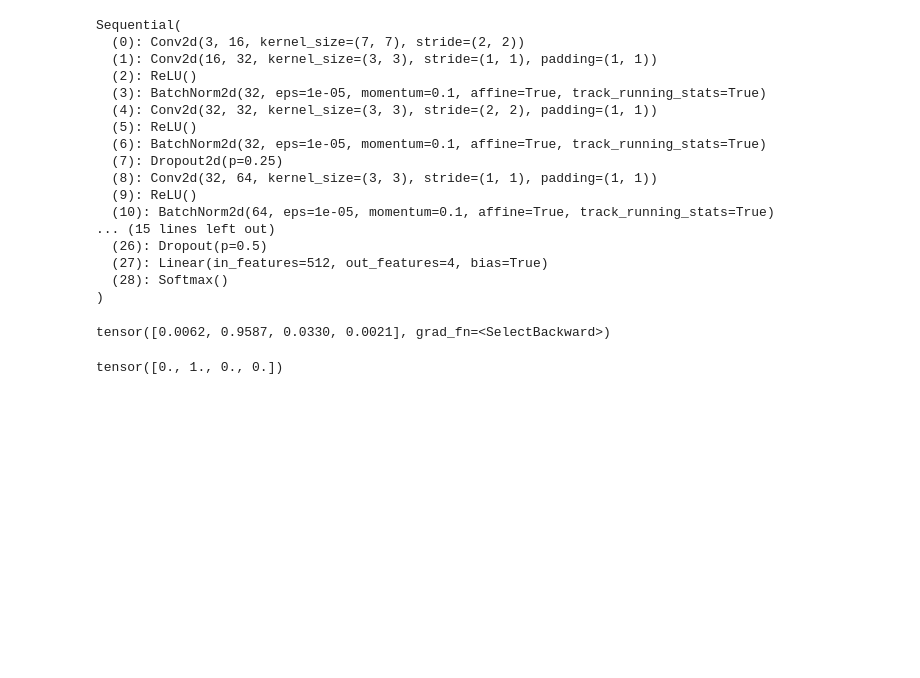
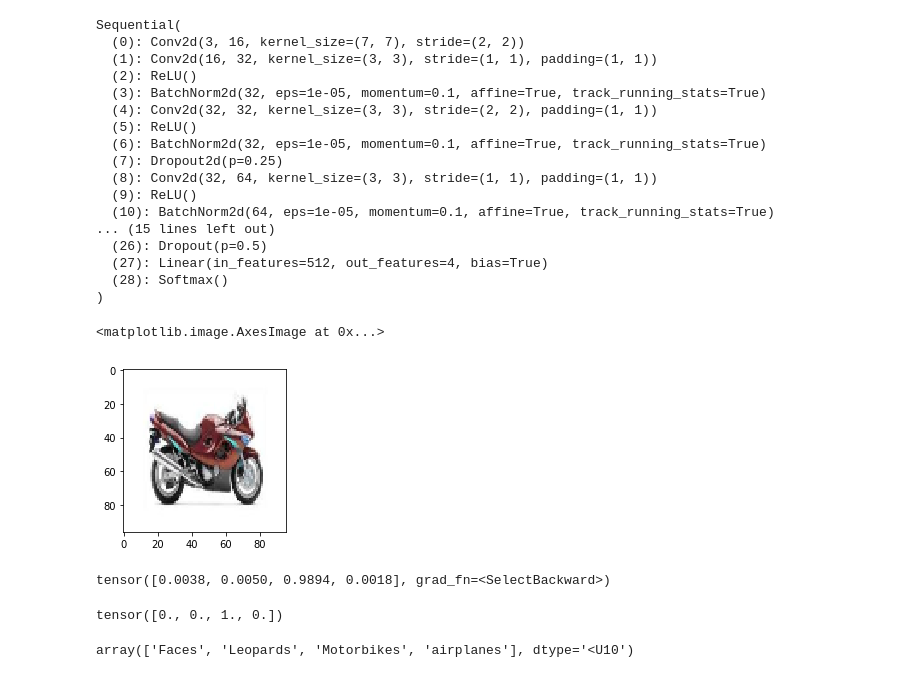
Before and after one commit to streamnsight/cnn, a Jupyter notebook: StrideNet.ipynb, the cells around one changed output. Drawn from its saved outputs; the diff is of its cells as text; code cells hidden in the pictures; blank space fills up the shorter version.

```diff
--- a/StrideNet.ipynb
+++ b/StrideNet.ipynb
@@ -201,14 +207,26 @@ Sequential(
 )
 # %%
 predictions = model(testX)
+# %%
+imageIdx = 3 # 3 = Motobike, 8 = Face
+# %%
+fig = plt.figure(figsize=(3,3))
+plt.imshow(testX[imageIdx].detach().numpy().swapaxes(0,2))
+# %% [output]
+<matplotlib.image.AxesImage at 0x...>
+[figure, added]
 # %%
-predictions[0]
+predictions[imageIdx]
 # %% [output]
-tensor([0.0062, 0.9587, 0.0330, 0.0021], grad_fn=<SelectBackward>)
+tensor([0.0038, 0.0050, 0.9894, 0.0018], grad_fn=<SelectBackward>)
 # %%
-testY[0]
+testY[imageIdx]
 # %% [output]
-tensor([0., 1., 0., 0.])
+tensor([0., 0., 1., 0.])
+# %%
+lb.classes_
+# %% [output]
+array(['Faces', 'Leopards', 'Motorbikes', 'airplanes'], dtype='<U10')
 # %%
 # Classification_report prints a nice output of the performances of our model
 
```
Also changed, not shown: parts of 22 cells of this notebook, 2 other files.
